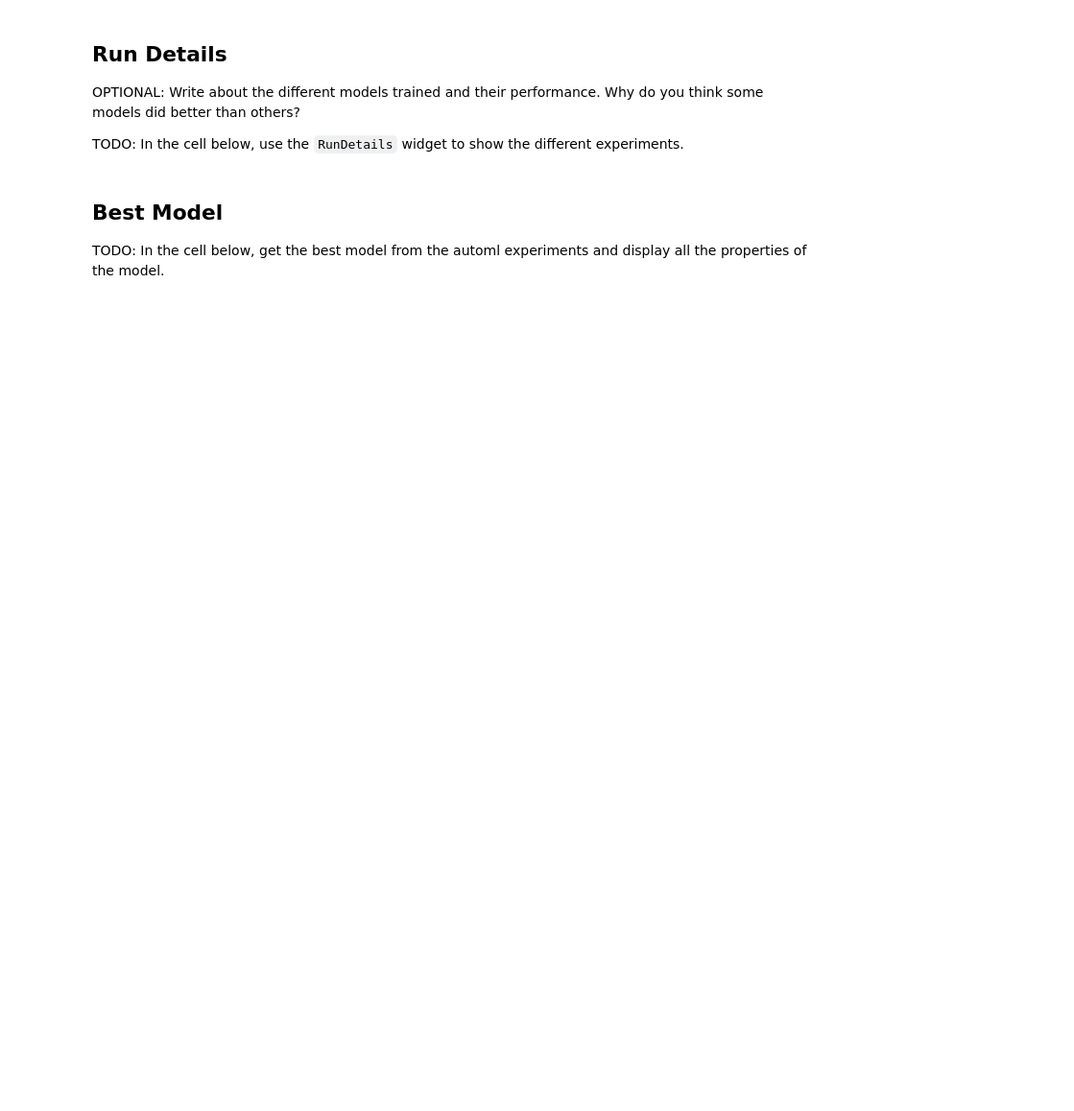
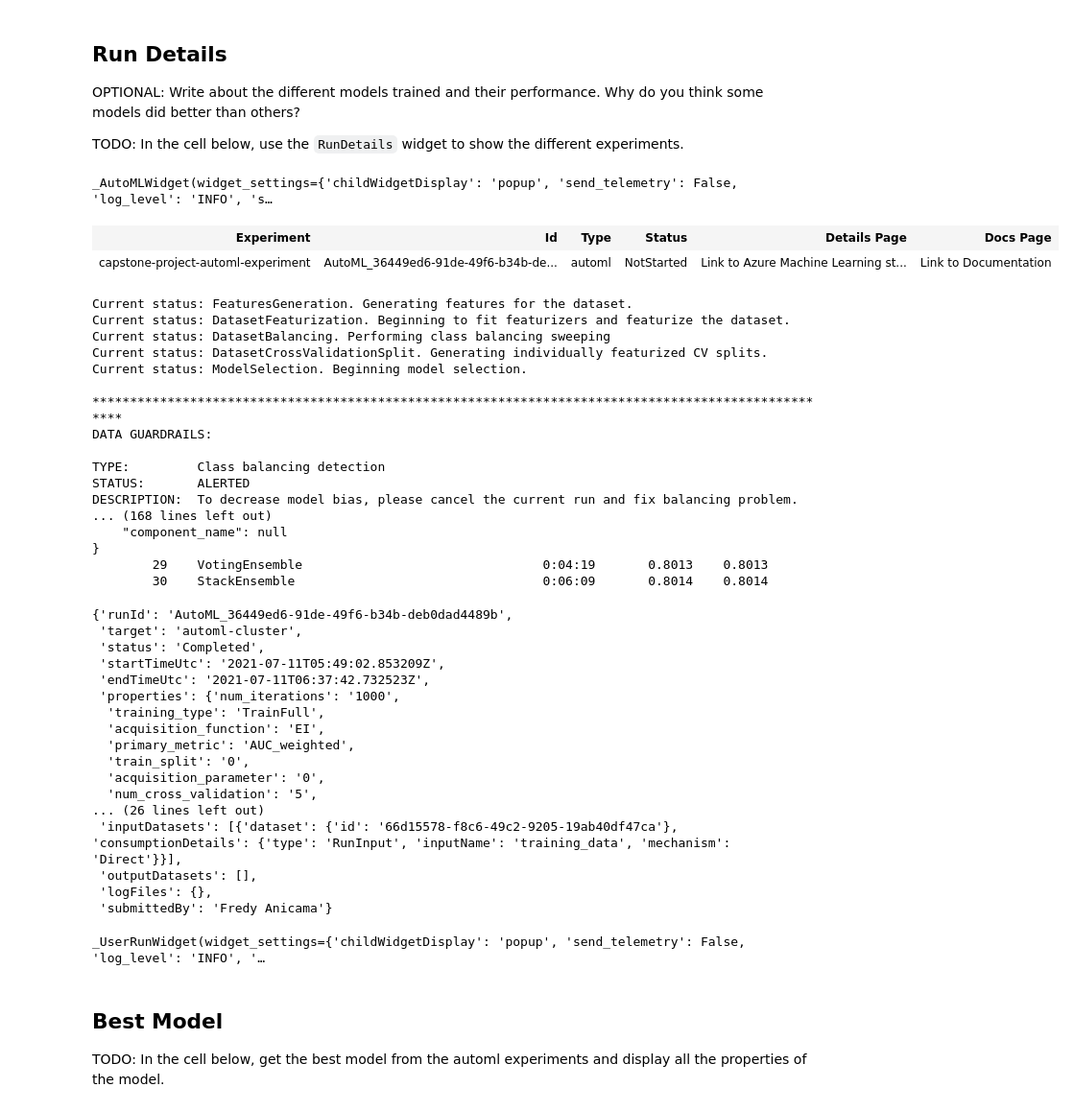
Before and after one commit to mlaricobar/Machine-Learning-Engineering-Azure, a Jupyter notebook: 03. Capstone - Azure Machine Learning Engineer/automl.ipynb, the cells around one changed output. Shown: that part at 96% size. Cells and saved outputs as stored; diff of their text form; code cells hidden in the pictures; blank space fills up the shorter version.

```diff
--- a/03. Capstone - Azure Machine Learning Engineer/automl.ipynb
+++ b/03. Capstone - Azure Machine Learning Engineer/automl.ipynb
@@ -250,2 +105,44 @@ TODO: In the cell below, use the `RunDetails` widget to show the different exper
 # %%
 from azureml.widgets import RunDetails
+RunDetails(remote_run).show()
+
+remote_run.wait_for_completion(show_output=True)
+# %% [output]
+_AutoMLWidget(widget_settings={'childWidgetDisplay': 'popup', 'send_telemetry': False, 'log_level': 'INFO', 's…
+| Experiment | Id | Type | Status | Details Page | Docs Page |
+| capstone-project-automl-experiment | AutoML_36449ed6-91de-49f6-b34b-de... | automl | NotStarted | Link to Azure Machine Learning st... | Link to Documentation |
+Current status: FeaturesGeneration. Generating features for the dataset.
+Current status: DatasetFeaturization. Beginning to fit featurizers and featurize the dataset.
+Current status: DatasetBalancing. Performing class balancing sweeping
+Current status: DatasetCrossValidationSplit. Generating individually featurized CV splits.
+Current status: ModelSelection. Beginning model selection.
+
+****************************************************************************************************
+DATA GUARDRAILS:
+
+TYPE:         Class balancing detection
+STATUS:       ALERTED
+DESCRIPTION:  To decrease model bias, please cancel the current run and fix balancing problem.
+... (168 lines left out)
+    "component_name": null
+}
+        29    VotingEnsemble                                0:04:19       0.8013    0.8013
+        30    StackEnsemble                                 0:06:09       0.8014    0.8014
+{'runId': 'AutoML_36449ed6-91de-49f6-b34b-deb0dad4489b',
+ 'target': 'automl-cluster',
+ 'status': 'Completed',
+ 'startTimeUtc': '2021-07-11T05:49:02.853209Z',
+ 'endTimeUtc': '2021-07-11T06:37:42.732523Z',
+ 'properties': {'num_iterations': '1000',
+  'training_type': 'TrainFull',
+  'acquisition_function': 'EI',
+  'primary_metric': 'AUC_weighted',
+  'train_split': '0',
+  'acquisition_parameter': '0',
+  'num_cross_validation': '5',
+... (26 lines left out)
+ 'inputDatasets': [{'dataset': {'id': '66d15578-f8c6-49c2-9205-19ab40df47ca'}, 'consumptionDetails': {'type': 'RunInput', 'inputName': 'training_data', 'mechanism': 'Direct'}}],
+ 'outputDatasets': [],
+ 'logFiles': {},
+ 'submittedBy': 'Fredy Anicama'}
+_UserRunWidget(widget_settings={'childWidgetDisplay': 'popup', 'send_telemetry': False, 'log_level': 'INFO', '…
```
Also changed, not shown: parts of 39 cells of this notebook, 13 other files.
